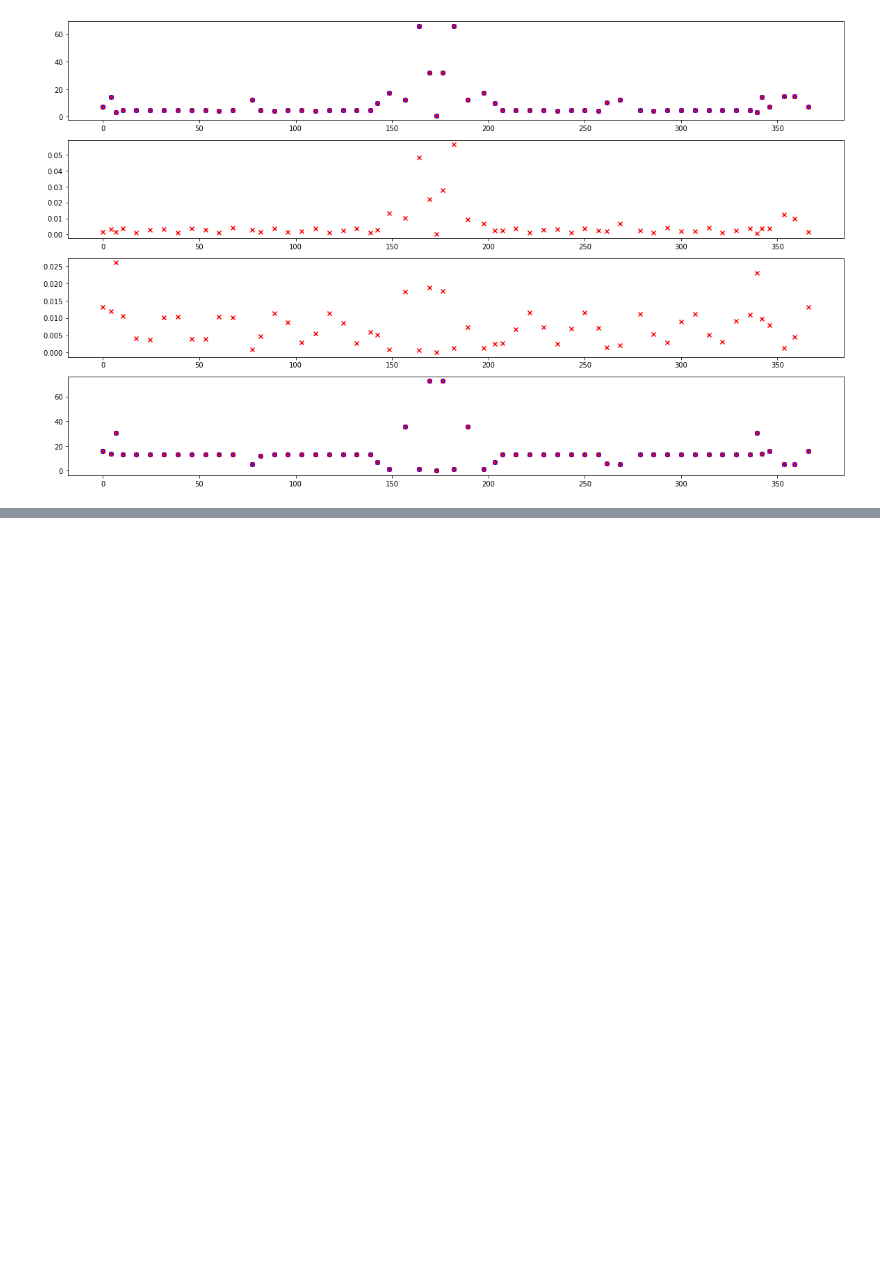
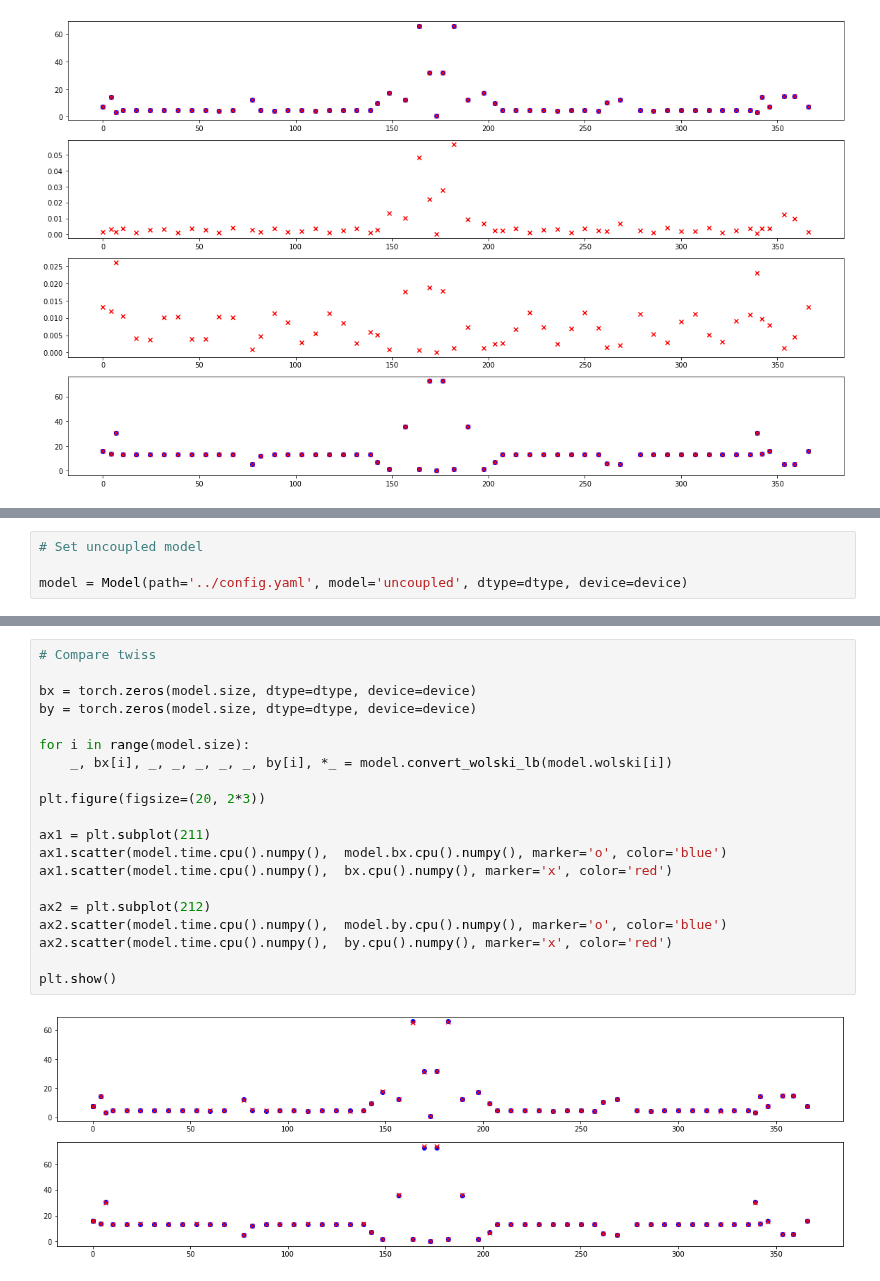
Before and after one commit to i-a-morozov/harmonica, a Jupyter notebook: notebook/nb_model.ipynb, the cells around one changed output, grey strips where cells are left out. Saved outputs shown, nothing was run; the diff lists cells and outputs as text; blank space fills up the shorter version.

Commit message:
20_04_2022: model twiss, test errors & new examples

```diff
--- a/notebook/nb_model.ipynb
+++ b/notebook/nb_model.ipynb
@@ -1028,0 +1039,4 @@ print(list(invariant3.std(-1).cpu().numpy()))
+# %%
+# Set uncoupled model
+
+model = Model(path='../config.yaml', model='uncoupled', dtype=dtype, device=device)
@@ -1028,0 +1167,22 @@ print(list(invariant3.std(-1).cpu().numpy()))
+# %%
+# Compare twiss
+
+bx = torch.zeros(model.size, dtype=dtype, device=device)
+by = torch.zeros(model.size, dtype=dtype, device=device)
+
+for i in range(model.size):
+    _, bx[i], _, _, _, _, _, by[i], *_ = model.convert_wolski_lb(model.wolski[i])
+
+plt.figure(figsize=(20, 2*3))
+
+ax1 = plt.subplot(211)
+ax1.scatter(model.time.cpu().numpy(),  model.bx.cpu().numpy(), marker='o', color='blue')
+ax1.scatter(model.time.cpu().numpy(),  bx.cpu().numpy(), marker='x', color='red')
+
+ax2 = plt.subplot(212)
+ax2.scatter(model.time.cpu().numpy(),  model.by.cpu().numpy(), marker='o', color='blue')
+ax2.scatter(model.time.cpu().numpy(),  by.cpu().numpy(), marker='x', color='red')
+
+plt.show()
+# %% [output]
+[figure, added]
```
Also changed, not shown: parts of 24 cells of this notebook, 3 other files.
